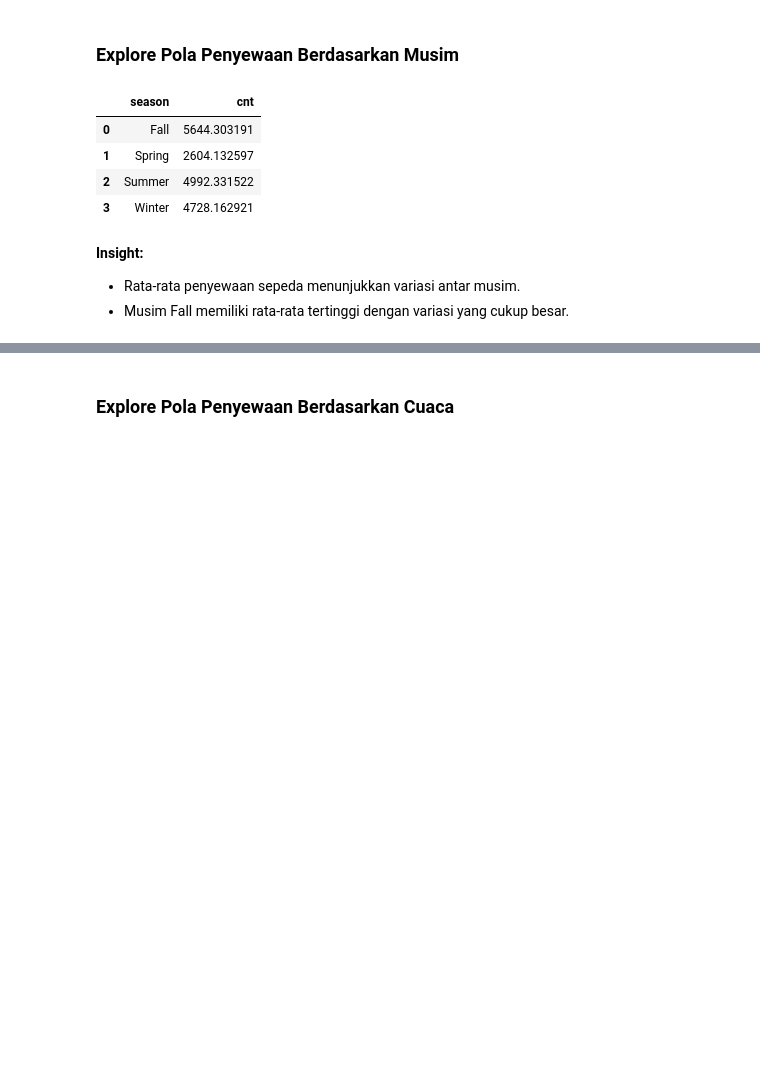
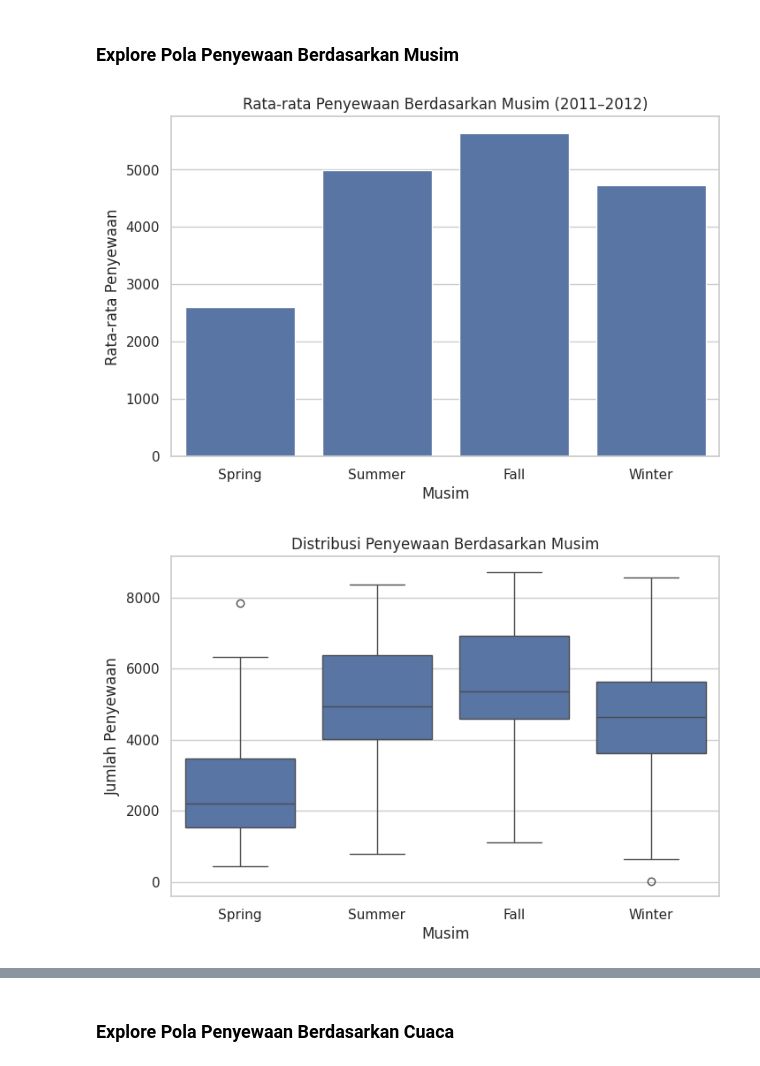
Before and after one commit to indrianisaptr/bike-sharing-analysis, a Jupyter notebook: notebook.ipynb, the cells around one changed output, grey strips where cells are left out. Cells and saved outputs as stored; diff of their text form; code cells hidden in the pictures; blank space fills up the shorter version.

```diff
--- a/notebook.ipynb
+++ b/notebook.ipynb
@@ -98,18 +189,35 @@ day_df["weathersit"] = day_df["weathersit"].map(weather_map)
 ## Exploratory Data Analysis (EDA)
 # %% [markdown]
 ### Explore Pola Penyewaan Berdasarkan Musim
-# %%
-day_df.describe()
-day_df.groupby("season")["cnt"].describe()
-season_analysis = day_df.groupby("season")["cnt"].mean().reset_index()
-season_analysis
-# %% [output]
-|  | season | cnt |
-| 0 | Fall | 5644.303191 |
-| 1 | Spring | 2604.132597 |
-| 2 | Summer | 4992.331522 |
-| 3 | Winter | 4728.162921 |
-# %% [markdown]
-**Insight:**
-- Rata-rata penyewaan sepeda menunjukkan variasi antar musim.
-- Musim Fall memiliki rata-rata tertinggi dengan variasi yang cukup besar.
+# %%
+# Pastikan urutan musim konsisten
+season_order = ["Spring", "Summer", "Fall", "Winter"]
+
+# Rata-rata Penyewaan per Musim
+season_mean = (
+    day_df.groupby("season")["cnt"]
+    .mean()
+    .reindex(season_order)
+    .reset_index()
+)
+
+season_mean
+
+# Visualisasi Rata-rata
+plt.figure(figsize=(8,5))
+sns.barplot(data=season_mean, x="season", y="cnt", order=season_order)
+plt.title("Rata-rata Penyewaan Berdasarkan Musim (2011–2012)")
+plt.xlabel("Musim")
+plt.ylabel("Rata-rata Penyewaan")
+plt.show()
+
+# Distribusi Penyewaan per Musim
+plt.figure(figsize=(8,5))
+sns.boxplot(data=day_df, x="season", y="cnt", order=season_order)
+plt.title("Distribusi Penyewaan Berdasarkan Musim")
+plt.xlabel("Musim")
+plt.ylabel("Jumlah Penyewaan")
+plt.show()
+# %% [output]
+[figure, added]
+[figure, added]
```
Also changed, not shown: parts of 55 cells of this notebook, 2 other files.
